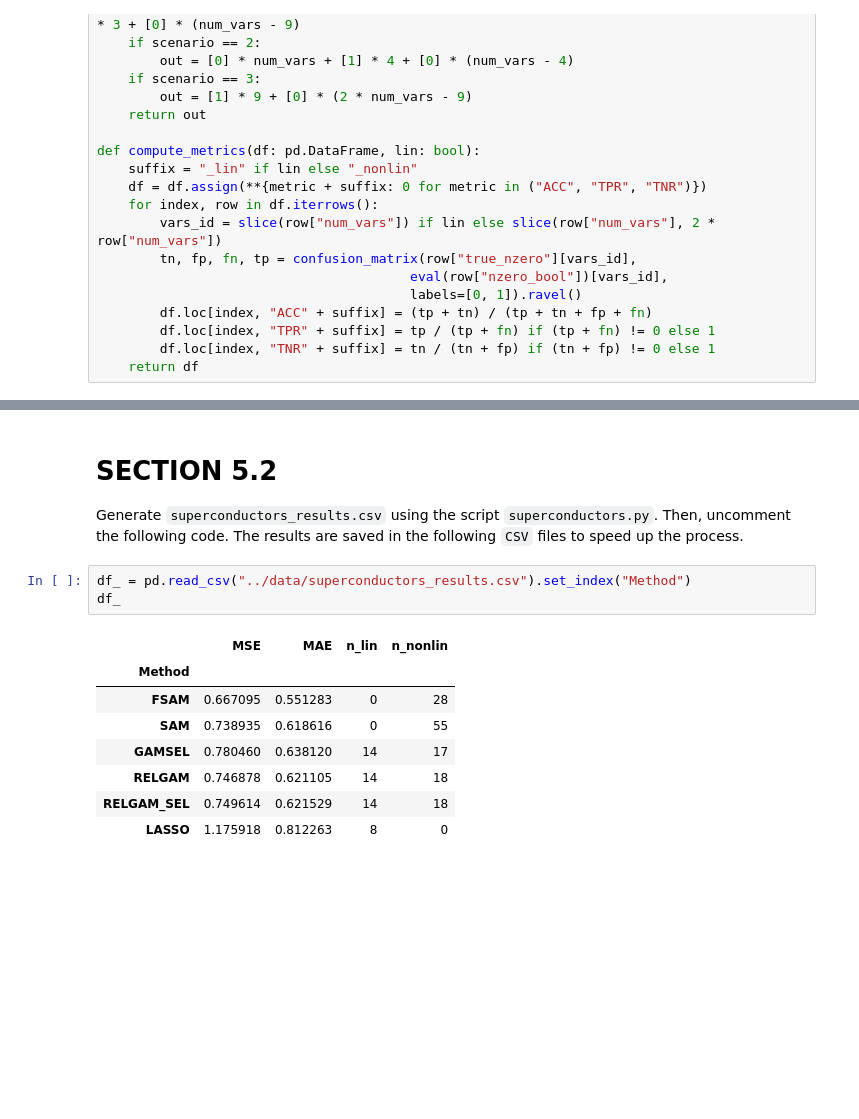
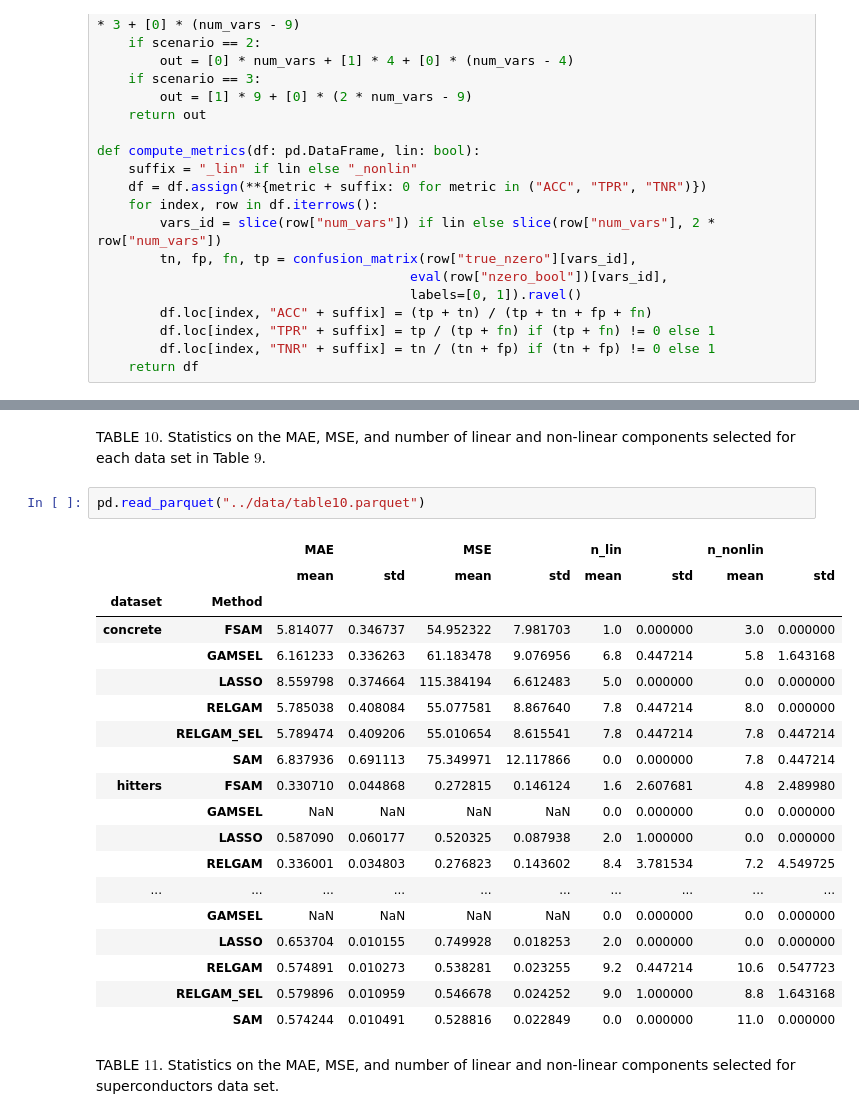
Before and after one commit to ManuelNavarroGarcia/fsam_paper, a Jupyter notebook: fsam_paper/tables.ipynb, the cells around one changed output, grey strips where cells are left out. Cells and saved outputs as stored; diff of their text form; blank space fills up the shorter version.

```diff
--- a/fsam_paper/tables.ipynb
+++ b/fsam_paper/tables.ipynb
@@ -352,18 +226,26 @@ df_.style.set_table_styles(css).apply(s, args=("min", ))
-# %% [markdown]
-# SECTION 5.2
-
-Generate `superconductors_results.csv` using the script `superconductors.py`. Then,
-uncomment the following code. The results are saved in the following `CSV` files to
-speed up the process.
-# %%
-df_ = pd.read_csv("../data/superconductors_results.csv").set_index("Method")
-df_
-# %% [output]
-|  | MSE | MAE | n_lin | n_nonlin |
-| Method |  |  |  |  |
-| FSAM | 0.667095 | 0.551283 | 0 | 28 |
-| SAM | 0.738935 | 0.618616 | 0 | 55 |
-| GAMSEL | 0.780460 | 0.638120 | 14 | 17 |
-| RELGAM | 0.746878 | 0.621105 | 14 | 18 |
-| RELGAM_SEL | 0.749614 | 0.621529 | 14 | 18 |
-| LASSO | 1.175918 | 0.812263 | 8 | 0 |
+# %% [markdown]
+TABLE $10$. Statistics on the MAE, MSE, and number of linear and non-linear components selected for each data set in Table $9$.
+# %%
+pd.read_parquet("../data/table10.parquet")
+# %% [output]
+|  |  | MAE |  | MSE |  | n_lin |  | n_nonlin |  |
+|  |  | mean | std | mean | std | mean | std | mean | std |
+| dataset | Method |  |  |  |  |  |  |  |  |
+| concrete | FSAM | 5.814077 | 0.346737 | 54.952322 | 7.981703 | 1.0 | 0.000000 | 3.0 | 0.000000 |
+|  | GAMSEL | 6.161233 | 0.336263 | 61.183478 | 9.076956 | 6.8 | 0.447214 | 5.8 | 1.643168 |
+|  | LASSO | 8.559798 | 0.374664 | 115.384194 | 6.612483 | 5.0 | 0.000000 | 0.0 | 0.000000 |
+|  | RELGAM | 5.785038 | 0.408084 | 55.077581 | 8.867640 | 7.8 | 0.447214 | 8.0 | 0.000000 |
+|  | RELGAM_SEL | 5.789474 | 0.409206 | 55.010654 | 8.615541 | 7.8 | 0.447214 | 7.8 | 0.447214 |
+|  | SAM | 6.837936 | 0.691113 | 75.349971 | 12.117866 | 0.0 | 0.000000 | 7.8 | 0.447214 |
+| hitters | FSAM | 0.330710 | 0.044868 | 0.272815 | 0.146124 | 1.6 | 2.607681 | 4.8 | 2.489980 |
+|  | GAMSEL | NaN | NaN | NaN | NaN | 0.0 | 0.000000 | 0.0 | 0.000000 |
+|  | LASSO | 0.587090 | 0.060177 | 0.520325 | 0.087938 | 2.0 | 1.000000 | 0.0 | 0.000000 |
+|  | RELGAM | 0.336001 | 0.034803 | 0.276823 | 0.143602 | 8.4 | 3.781534 | 7.2 | 4.549725 |
+| ... | ... | ... | ... | ... | ... | ... | ... | ... | ... |
+|  | GAMSEL | NaN | NaN | NaN | NaN | 0.0 | 0.000000 | 0.0 | 0.000000 |
+|  | LASSO | 0.653704 | 0.010155 | 0.749928 | 0.018253 | 2.0 | 0.000000 | 0.0 | 0.000000 |
+|  | RELGAM | 0.574891 | 0.010273 | 0.538281 | 0.023255 | 9.2 | 0.447214 | 10.6 | 0.547723 |
+|  | RELGAM_SEL | 0.579896 | 0.010959 | 0.546678 | 0.024252 | 9.0 | 1.000000 | 8.8 | 1.643168 |
+|  | SAM | 0.574244 | 0.010491 | 0.528816 | 0.022849 | 0.0 | 0.000000 | 11.0 | 0.000000 |
+# %% [markdown]
+TABLE $11$. Statistics on the MAE, MSE, and number of linear and non-linear components selected for superconductors data set.
```
Also changed, not shown: parts of 42 cells of this notebook, 39 other files.
